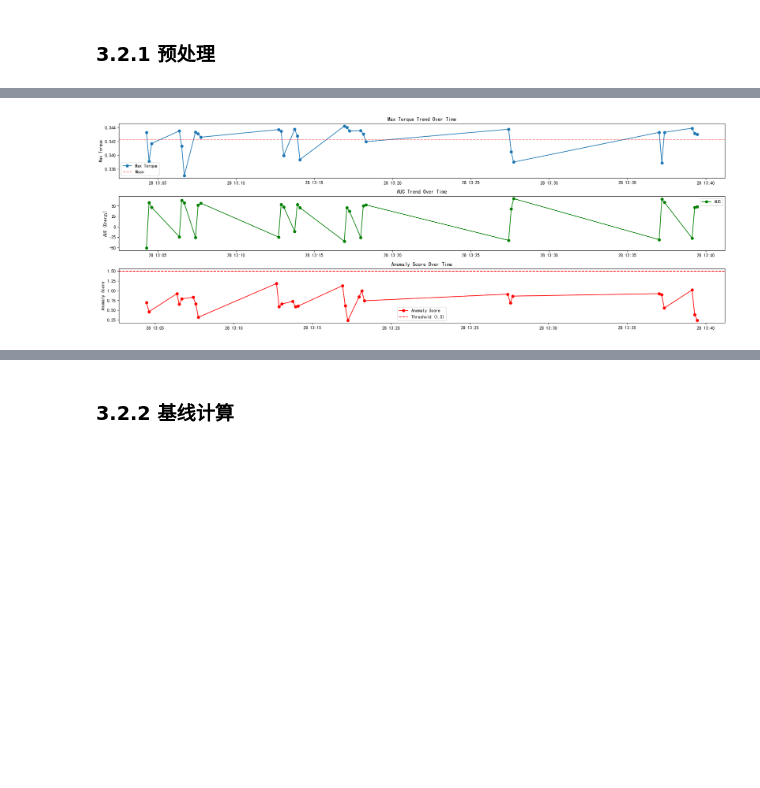
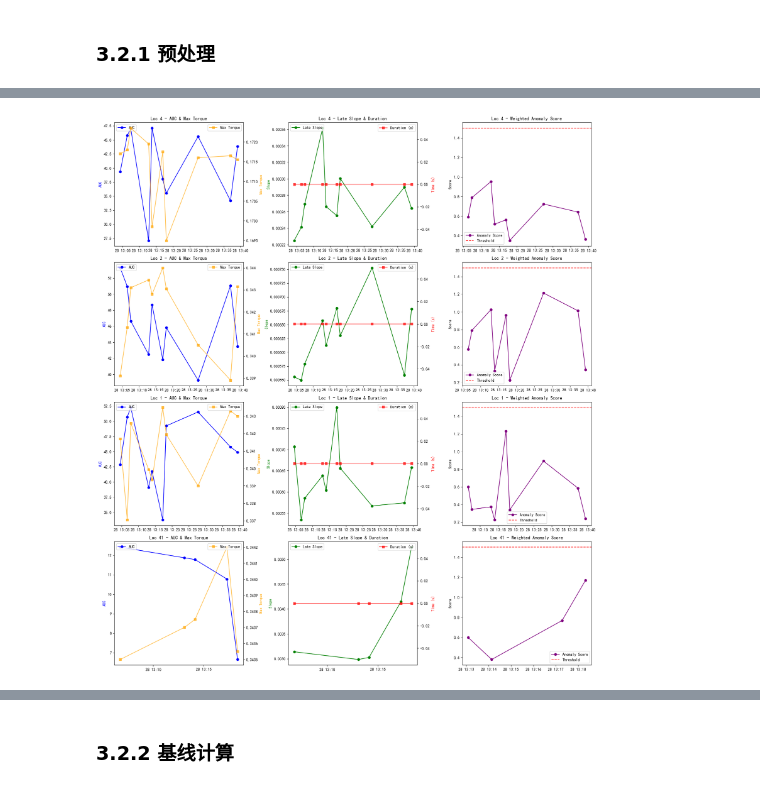
Before and after one commit to Xiaomut/apple, a Jupyter notebook: notebooks/screw.ipynb, the cells around one changed output, grey strips where cells are left out. Cells and saved outputs as stored; diff of their text form; code cells hidden in the pictures; blank space fills up the shorter version.

```diff
--- a/notebooks/screw.ipynb
+++ b/notebooks/screw.ipynb
@@ -725,20 +781,20 @@ detector
 # %% [markdown]
 ### 3.2.1 预处理
 # %%
-df['datetime'] = pd.to_datetime(df['datetime'])
-df = df.sort_values(['datetime', 'row_in_file']).reset_index(drop=True)
+df_use = df.copy()
+df_use['datetime'] = pd.to_datetime(df_use['datetime'])
+df_use = df_use.sort_values(['datetime', 'row_in_file']).reset_index(drop=True)
 
 # -----------------------------
 # 2. 合并 loc4 和 loc41 为同一个螺丝 (如 loc4 -> loc41)
 # -----------------------------
 # 规则：若 prefix 相同且 loc 为 'Loc4' 或 'Loc41'，则视为同一螺丝，合并其数据
 # 先创建分组键
-df['loc_clean'] = df['loc'].str.replace('Loc', '').astype(int)
-df['screw_id'] = df['prefix'] + '_' + df['pos']
+df_use['loc_clean'] = df_use['loc'].str.replace('Loc', '').astype(int)
+df_use['screw_id'] = df_use['prefix'] + '_' + df_use['pos']
 
-# 对于 loc 为 4 和 41 的，统一为同一个螺丝 ID（比如都叫 loc4）
-mask_merge = df['loc_clean'].isin([4, 41])
-df.loc[mask_merge, 'screw_id'] = df.loc[mask_merge, 'prefix'] + '_pos4_loc4'
-
+# # 对于 loc 为 4 和 41 的，统一为同一个螺丝 ID（比如都叫 loc4）
+# mask_merge = df_use['loc_clean'].isin([4, 41])
+# df_use.loc[mask_merge, 'screw_id'] = df_use.loc[mask_merge, 'prefix'] + '_pos4_loc4'
 # 其他情况正常
-df.loc[~mask_merge, 'screw_id'] = df.loc[~mask_merge, 'prefix'] + '_' + df.loc[~mask_merge, 'pos'] + '_loc' + df.loc[~mask_merge, 'loc_clean'].astype(str)
+# df_use.loc[~mask_merge, 'screw_id'] = df_use.loc[~mask_merge, 'prefix'] + '_' + df_use.loc[~mask_merge, 'pos'] + '_loc' + df_use.loc[~mask_merge, 'loc_clean'].astype(str)
@@ -884,29 +970,38 @@ features_df[['max_torque_zscore', 'auc_zscore', 'slope_rise_zscore', 'total_angl
 # %%
-# -----------------------------
-# 5. 可视化示例
-# -----------------------------
-fig, axs = plt.subplots(3, 1, figsize=(20, 7))
+fig, axes = plt.subplots(len(loc_results), 3, figsize=(18, 5 * len(loc_results)), squeeze=False)
 
-axs[0].plot(features_df['min'], features_df['max_torque'], 'o-', label='Max Torque')
-axs[0].axhline(y=features_df['max_torque'].mean(), color='r', linestyle='--', alpha=0.5, label='Mean')
-axs[0].set_ylabel('Max Torque')
-axs[0].set_title('Max Torque Trend Over Time')
+for i, (loc, data) in enumerate(loc_results.items()):
+    ax1, ax2, ax3 = axes[i]
 
-axs[1].plot(features_df['min'], features_df['auc'], 'o-', label='AUC', color='green')
-axs[1].set_ylabel('AUC (Energy)')
-axs[1].set_title('AUC Trend Over Time')
+    # 图1：AUC + Max Torque
+    ax1.plot(data['min'], data['auc'], 'o-', label='AUC', color='blue')
+    ax1_twin = ax1.twinx()
+    ax1_twin.plot(data['min'], data['max_torque'], 's-', label='Max Torque', color='orange', alpha=0.7)
+    ax1.set_title(f'Loc {loc} - AUC & Max Torque')
+    ax1.set_ylabel('AUC', color='blue')
+    ax1_twin.set_ylabel('Max Torque', color='orange')
+    ax1.legend(loc='upper left'), ax1_twin.legend(loc='upper right')
 
-axs[2].plot(features_df['min'], features_df['anomaly_score'], 'o-', label='Anomaly Score', color='red')
-axs[2].axhline(y=threshold, color='r', linestyle='--', label=f'Threshold ({threshold})')
-axs[2].set_ylabel('Anomaly Score')
-axs[2].set_title('Anomaly Score Over Time')
+    # 图2：上升后半斜率 + 时间跨度
+    ax2.plot(data['min'], data['slope_rise_late'], 'o-', label='Late Slope', color='green')
+    ax2_twin = ax2.twinx()
+    ax2_twin.plot(data['min'], data['duration_sec'], 's-', label='Duration (s)', color='red', alpha=0.7)
+    ax2.set_title(f'Loc {loc} - Late Slope & Duration')
+    ax2.set_ylabel('Slope', color='green')
+    ax2_twin.set_ylabel('Time (s)', color='red')
+    ax2.legend(loc='upper left'), ax2_twin.legend(loc='upper right')
 
-for ax in axs.flatten():
-    ax.legend()
+    # 图3：综合异常得分
+    ax3.plot(data['min'], data['anomaly_score'], 'o-', label='Anomaly Score', color='purple')
+    ax3.axhline(y=1.5, color='r', linestyle='--', label='Threshold')
+    ax3.set_title(f'Loc {loc} - Weighted Anomaly Score')
+    ax3.set_ylabel('Score')
+    ax3.legend()
+
 plt.tight_layout()
 plt.show()
 # %% [output]
-[figure, old version]
+[figure, new version]
 # %%
 # -----------------------------
 # 6. 输出预警结果
```
Also changed, not shown: parts of 16 cells of this notebook, 13 other files.
